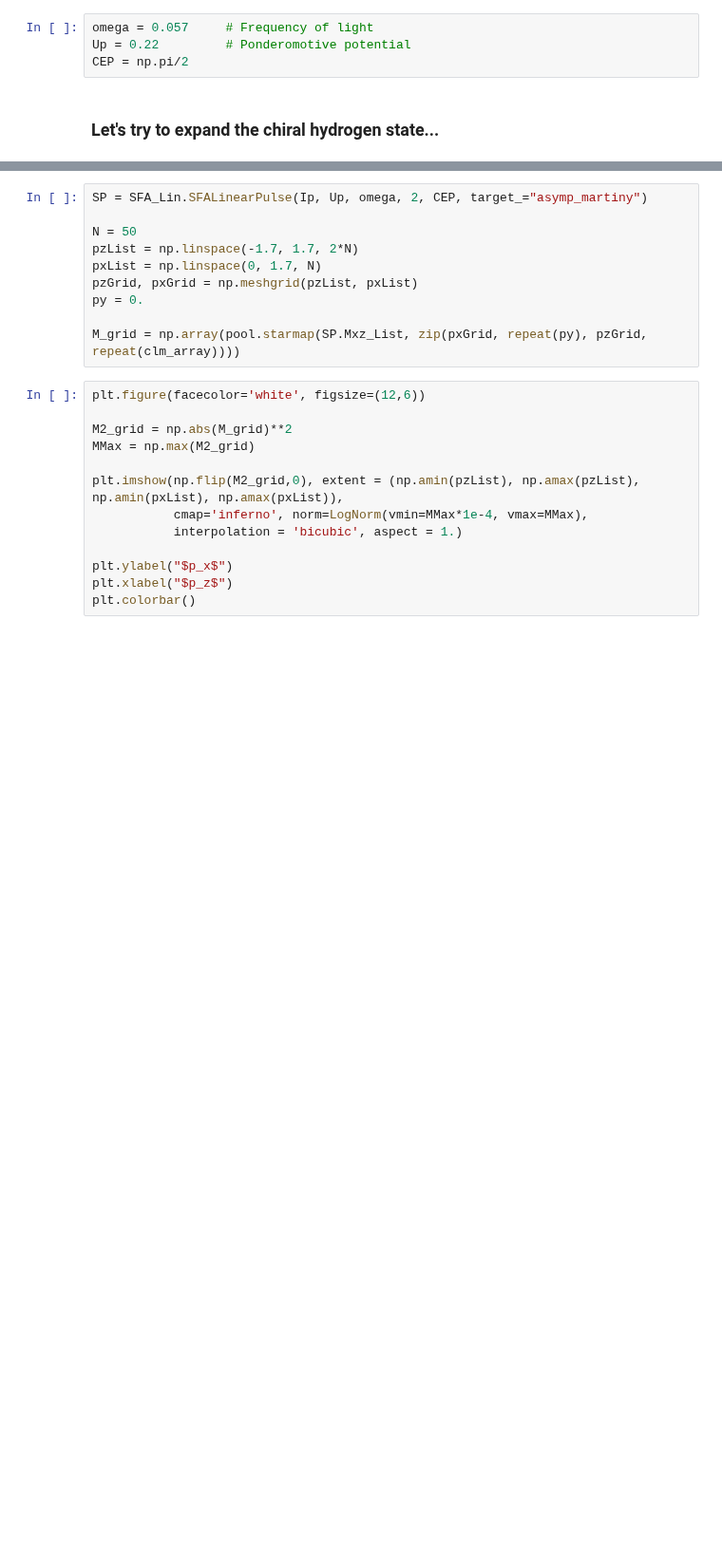
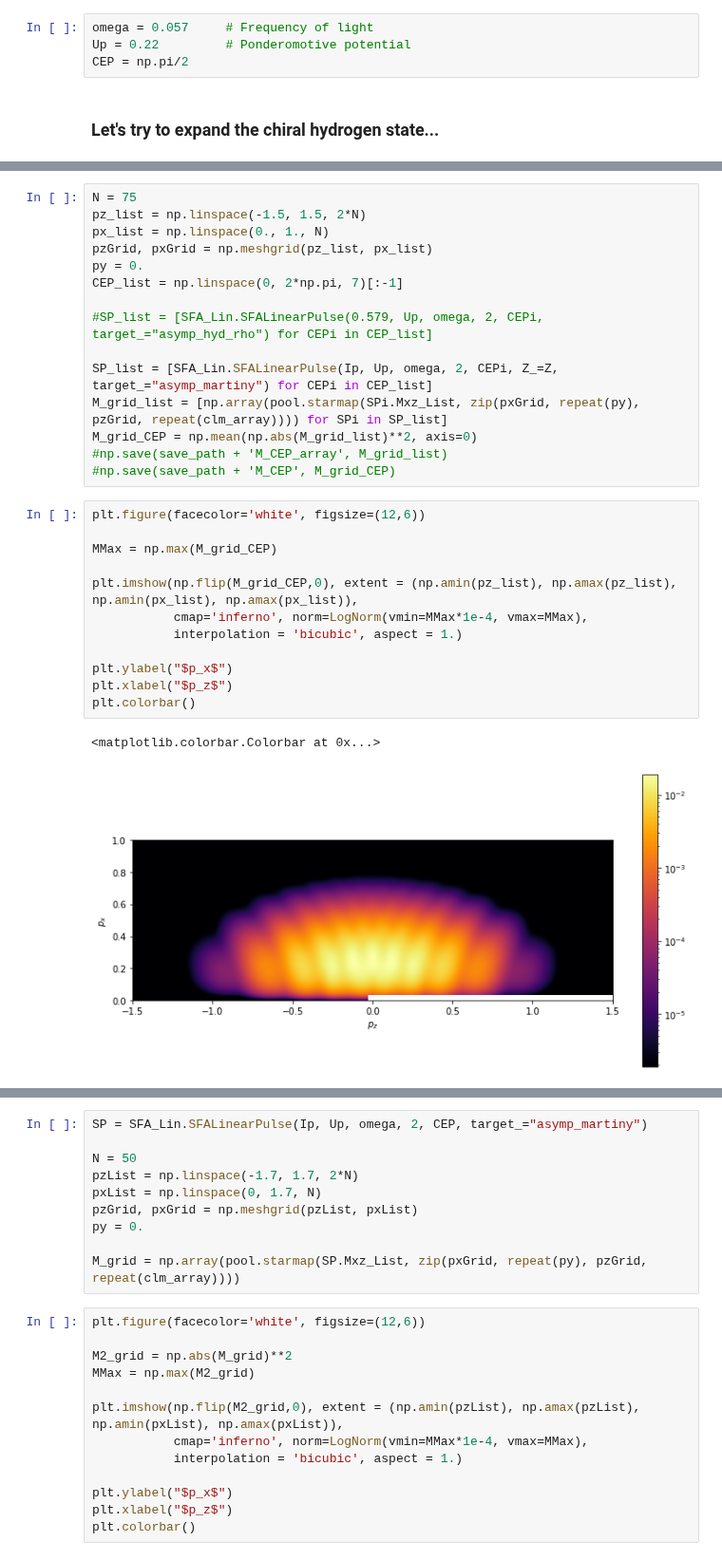
Before and after one commit to EmilHansen1/SFA_OAM_Linear, a Jupyter notebook: chiral_hydrogen.ipynb, the cells around one changed output, grey strips where cells are left out. Shown at 95% size. Cells and saved outputs as stored; diff of their text form; blank space fills up the shorter version.

```diff
--- a/chiral_hydrogen.ipynb
+++ b/chiral_hydrogen.ipynb
@@ -101,0 +149,30 @@ plt.show()
+# %%
+N = 75
+pz_list = np.linspace(-1.5, 1.5, 2*N)
+px_list = np.linspace(0., 1., N)
+pzGrid, pxGrid = np.meshgrid(pz_list, px_list)
+py = 0.
+CEP_list = np.linspace(0, 2*np.pi, 7)[:-1]
+
+#SP_list = [SFA_Lin.SFALinearPulse(0.579, Up, omega, 2, CEPi, target_="asymp_hyd_rho") for CEPi in CEP_list]
+
+SP_list = [SFA_Lin.SFALinearPulse(Ip, Up, omega, 2, CEPi, Z_=Z, target_="asymp_martiny") for CEPi in CEP_list]
+M_grid_list = [np.array(pool.starmap(SPi.Mxz_List, zip(pxGrid, repeat(py), pzGrid, repeat(clm_array)))) for SPi in SP_list]
+M_grid_CEP = np.mean(np.abs(M_grid_list)**2, axis=0)
+#np.save(save_path + 'M_CEP_array', M_grid_list)
+#np.save(save_path + 'M_CEP', M_grid_CEP)
+# %%
+plt.figure(facecolor='white', figsize=(12,6))
+
+MMax = np.max(M_grid_CEP)
+
+plt.imshow(np.flip(M_grid_CEP,0), extent = (np.amin(pz_list), np.amax(pz_list), np.amin(px_list), np.amax(px_list)),
+           cmap='inferno', norm=LogNorm(vmin=MMax*1e-4, vmax=MMax),
+           interpolation = 'bicubic', aspect = 1.)
+
+plt.ylabel("$p_x$")
+plt.xlabel("$p_z$")
+plt.colorbar()
+# %% [output]
+<matplotlib.colorbar.Colorbar at 0x...>
+[figure, added]
```
Also changed, not shown: parts of 12 cells of this notebook.
